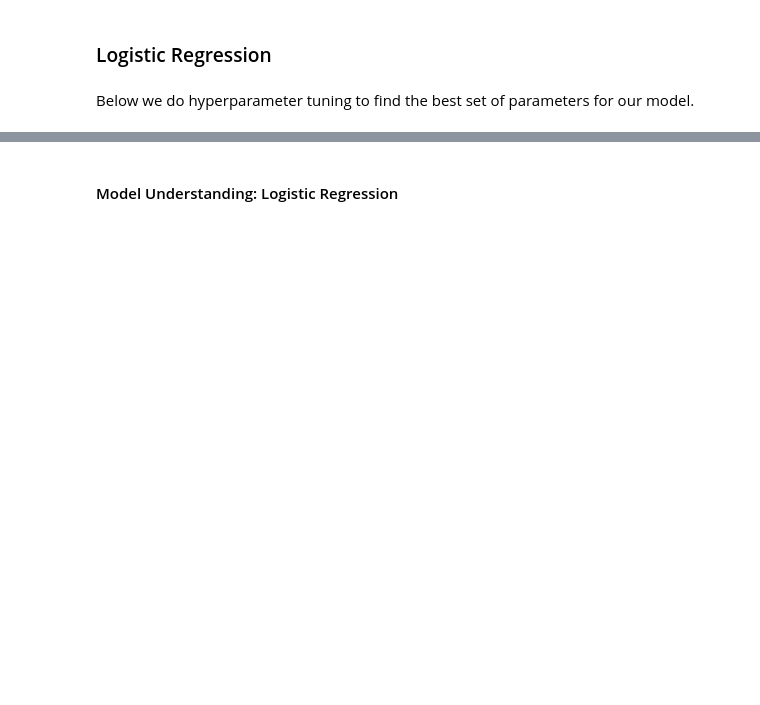
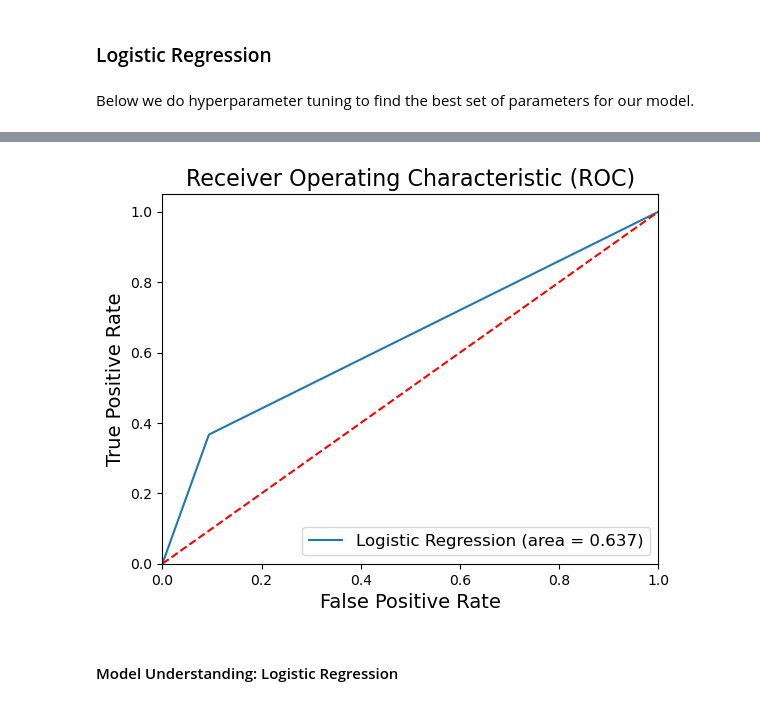
Before and after one commit to ayishamiara/Predicting-the-Next-Hit-Movie, a Jupyter notebook: main.ipynb, the cells around one changed output, grey strips where cells are left out. Saved outputs shown, nothing was run; the diff lists cells and outputs as text; code cells hidden in the pictures; blank space fills up the shorter version.

```diff
--- a/main.ipynb
+++ b/main.ipynb
@@ -471,3 +483,23 @@ Logistic Regression - TN: 45453, FP: 4590, FN: 14482, TP: 8448
+# %%
+roc_auc = roc_auc_score(y_test, y_pred_log_reg)
+fpr, tpr, _ = roc_curve(y_test, y_pred_log_reg)
+
+# Plot ROC curve
+plt.plot(fpr, tpr, label=f'Logistic Regression (area = {roc_auc:.3f})')
+
+# Plot the 45 degree line
+plt.plot([0, 1], [0, 1], 'r--')
+
+# Add labels and title
+plt.xlim([0.0, 1.0])
+plt.ylim([0.0, 1.05])
+plt.xlabel('False Positive Rate', fontsize=14)
+plt.ylabel('True Positive Rate', fontsize=14)
+plt.title('Receiver Operating Characteristic (ROC)', fontsize=16)
+plt.legend(loc="lower right", fontsize=12)
+plt.show()
+# %% [output]
+[figure, added]
 # %% [markdown]
 #### Model Understanding: Logistic Regression
 # %%
```
Also changed, not shown: parts of 28 cells of this notebook.
